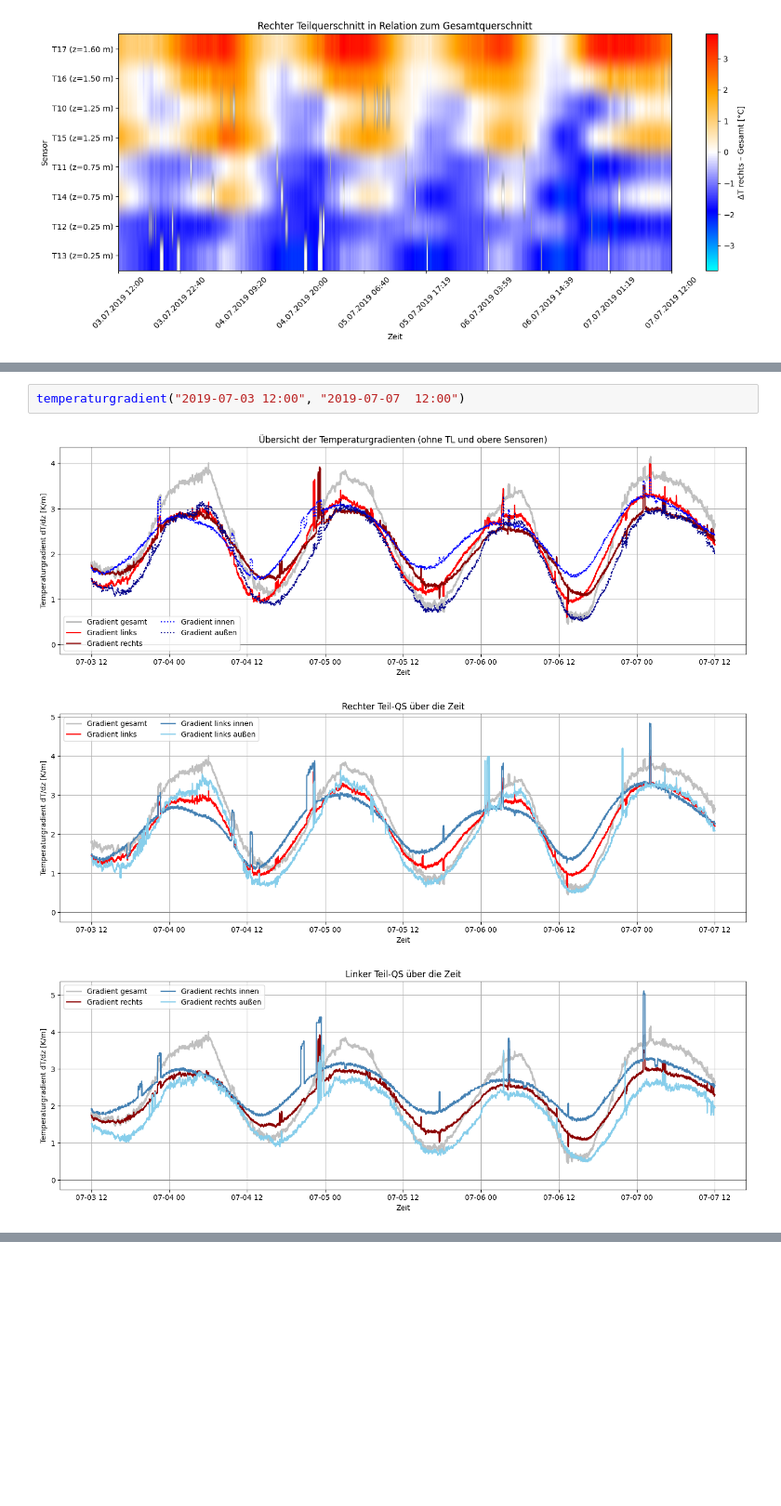
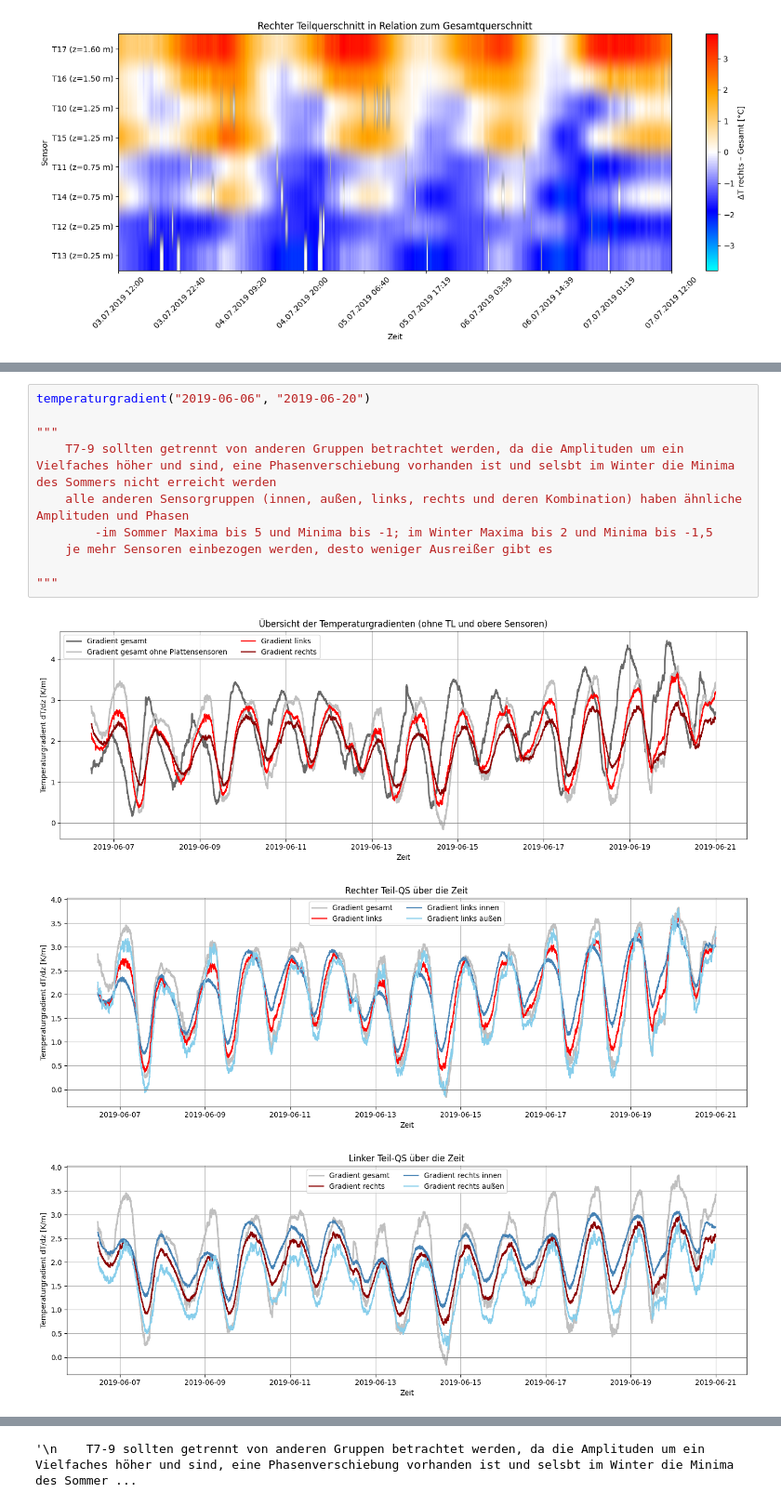
Before and after one commit to NeugebauerLukas/Bauwerksmonitoring_HA, a Jupyter notebook: Hausaufgabe_neu.ipynb, the cells around one changed output, grey strips where cells are left out. Shown at 93% size. Cells and saved outputs as stored; diff of their text form; blank space fills up the shorter version.

```diff
--- a/Hausaufgabe_neu.ipynb
+++ b/Hausaufgabe_neu.ipynb
@@ -569,6 +604,14 @@ def temperaturgradient(start, ende):
 # %%
-temperaturgradient("2019-07-03 12:00", "2019-07-07  12:00")
+temperaturgradient("2019-06-06", "2019-06-20")
+
+"""
+    T7-9 sollten getrennt von anderen Gruppen betrachtet werden, da die Amplituden um ein Vielfaches höher und sind, eine Phasenverschiebung vorhanden ist und selsbt im Winter die Minima des Sommers nicht erreicht werden
+    alle anderen Sensorgruppen (innen, außen, links, rechts und deren Kombination) haben ähnliche Amplituden und Phasen
+        -im Sommer Maxima bis 5 und Minima bis -1; im Winter Maxima bis 2 und Minima bis -1,5
+    je mehr Sensoren einbezogen werden, desto weniger Ausreißer gibt es
+
+"""
 # %% [output]
-[figure, old version]
+[figure, new version]
-[figure, old version]
+[figure, new version]
-[figure, old version]
+[figure, new version]
@@ -575,0 +620 @@ temperaturgradient("2019-07-03 12:00", "2019-07-07  12:00")
+'\n    T7-9 sollten getrennt von anderen Gruppen betrachtet werden, da die Amplituden um ein Vielfaches höher und sind, eine Phasenverschiebung vorhanden ist und selsbt im Winter die Minima des Sommer ...
```
Also changed, not shown: parts of 3 cells of this notebook.
